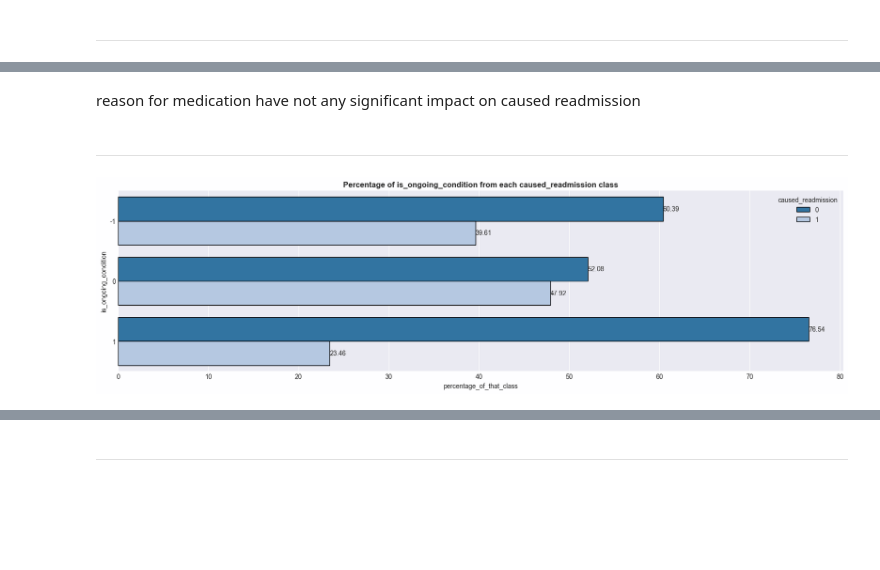
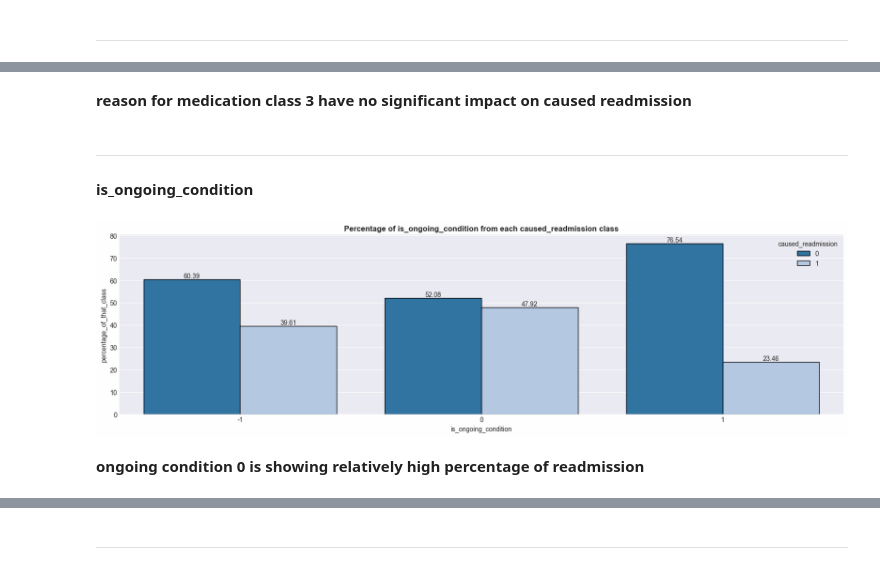
Before and after one commit to IamRaNo/ranojoy_data_analytics_projects, a Jupyter notebook: synthea readmission analysis/notebooks/pandas_analysis.ipynb, the cells around one changed output, grey strips where cells are left out. Saved outputs shown, nothing was run; the diff lists cells and outputs as text; code cells hidden in the pictures; blank space fills up the shorter version.

```diff
--- a/synthea readmission analysis/notebooks/pandas_analysis.ipynb
+++ b/synthea readmission analysis/notebooks/pandas_analysis.ipynb
@@ -499,9 +528,13 @@ Cramer's V: 0.032 → Weak
 # %% [markdown]
-reason for medication have not any significant impact on caused readmission
+**reason for medication class 3 have no significant impact on caused readmission**
 # %% [markdown]
 ***
+# %% [markdown]
+**is_ongoing_condition**
 # %%
 plt.figure(figsize=(20,5))
-P.percentage_in_that_class(column='is_ongoing_condition',data=data,target='caused_readmission',orient='h')
+P.percentage_in_that_class(column='is_ongoing_condition',data=data,target='caused_readmission',orient='v')
 # %% [output]
-[figure, old version]
+[figure, new version]
+# %% [markdown]
+**ongoing condition 0 is showing relatively high percentage of readmission**
```
Also changed, not shown: parts of 94 cells of this notebook.
